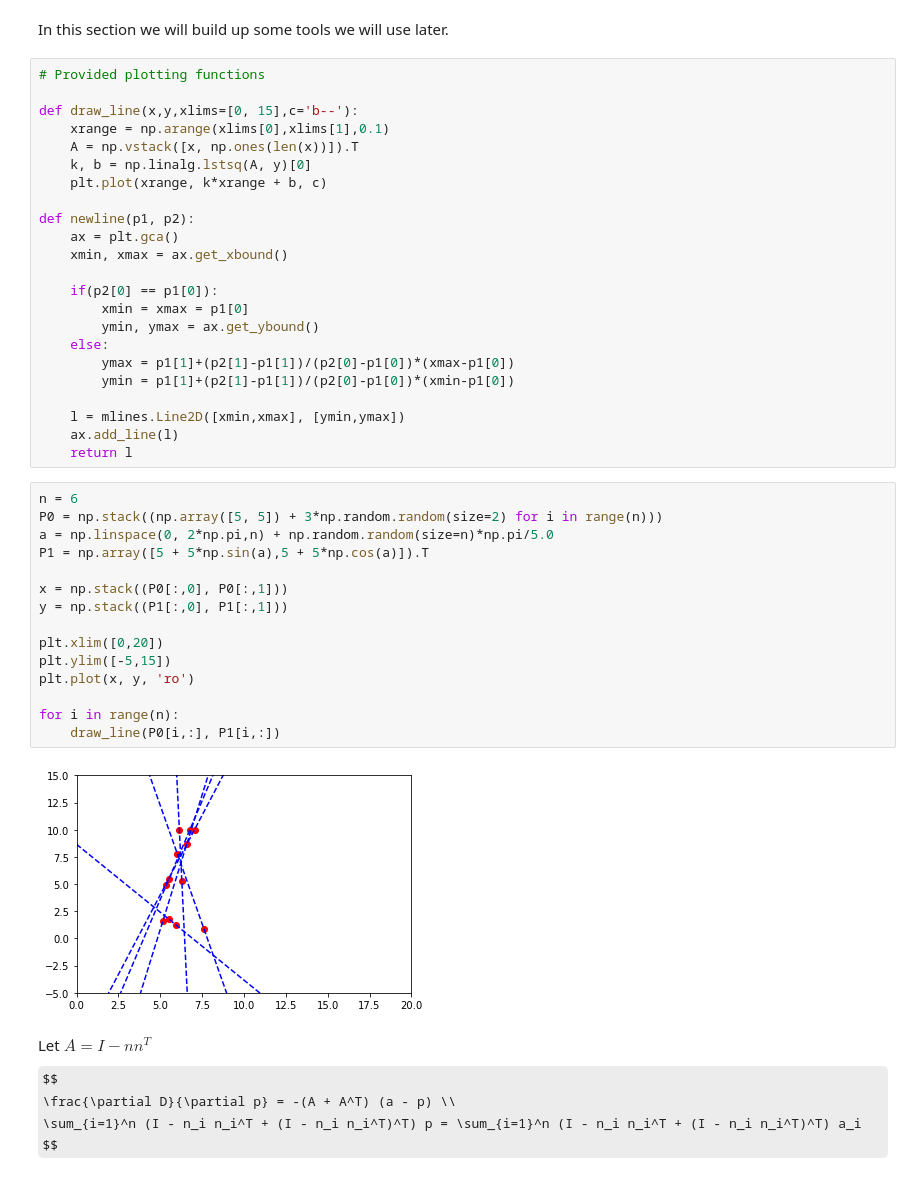
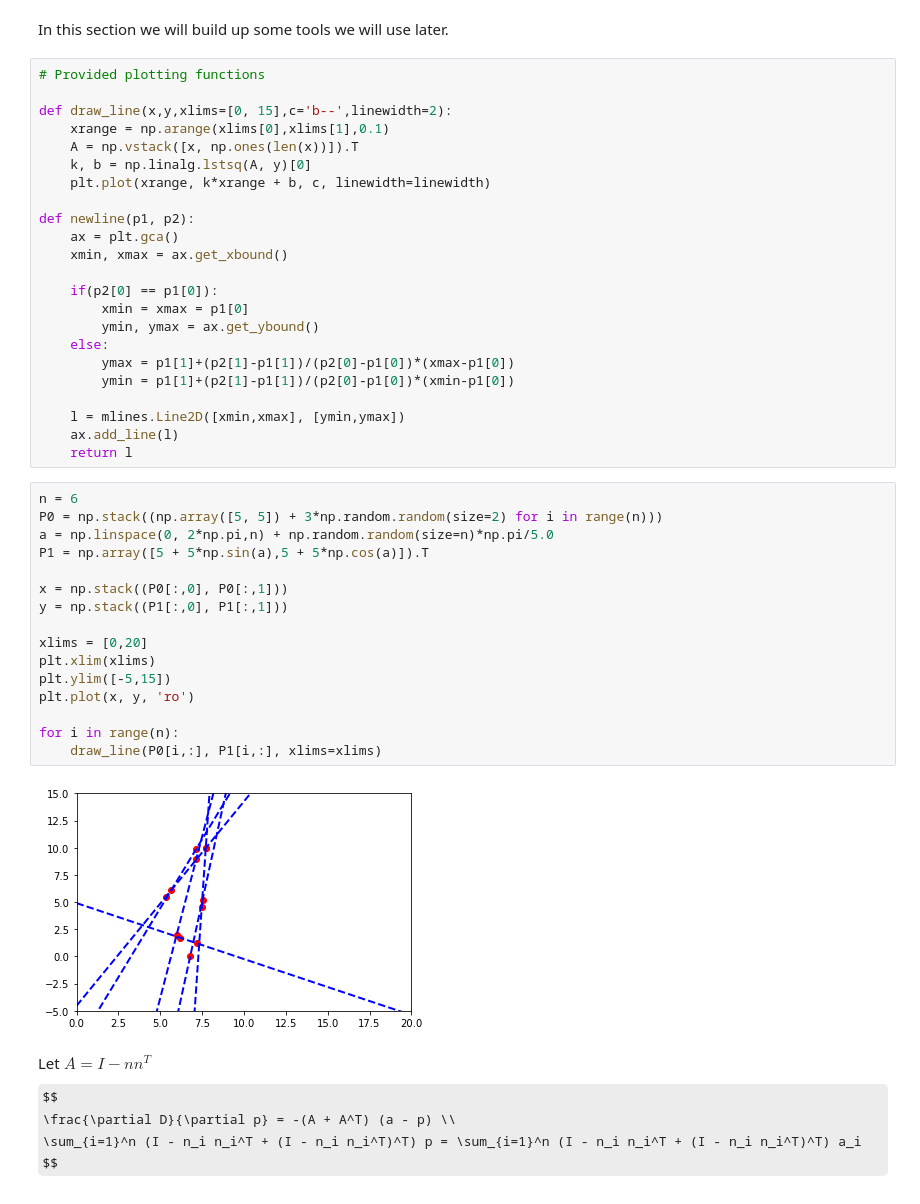
Before and after one commit to RuolinZheng08/ttic31040-computer-vision, a Jupyter notebook: hw2/hw2.ipynb, the cells around one changed output. Drawn from its saved outputs; the diff is of its cells as text; some formulas as TeX source.

```diff
--- a/hw2/hw2.ipynb
+++ b/hw2/hw2.ipynb
@@ -25,11 +25,11 @@ In this section we will build up some tools we will use later.
 # %%
 # Provided plotting functions
 
-def draw_line(x,y,xlims=[0, 15],c='b--'):
+def draw_line(x,y,xlims=[0, 15],c='b--',linewidth=2):
     xrange = np.arange(xlims[0],xlims[1],0.1)
     A = np.vstack([x, np.ones(len(x))]).T
     k, b = np.linalg.lstsq(A, y)[0]
-    plt.plot(xrange, k*xrange + b, c)
+    plt.plot(xrange, k*xrange + b, c, linewidth=linewidth)
 
 def newline(p1, p2):
     ax = plt.gca()
@@ -48,20 +48,21 @@ def newline(p1, p2):
 # %%
 n = 6
 P0 = np.stack((np.array([5, 5]) + 3*np.random.random(size=2) for i in range(n)))
 a = np.linspace(0, 2*np.pi,n) + np.random.random(size=n)*np.pi/5.0
 P1 = np.array([5 + 5*np.sin(a),5 + 5*np.cos(a)]).T
 
 x = np.stack((P0[:,0], P0[:,1]))
 y = np.stack((P1[:,0], P1[:,1]))
 
-plt.xlim([0,20])
+xlims = [0,20]
+plt.xlim(xlims)
 plt.ylim([-5,15])
 plt.plot(x, y, 'ro')
 
 for i in range(n):
-    draw_line(P0[i,:], P1[i,:])
+    draw_line(P0[i,:], P1[i,:], xlims=xlims)
 # %% [output]
-[figure, old version]
+[figure, new version]
 # %% [markdown]
 Let $A = I - nn^T$
 $$
```
Also changed, not shown: parts of 12 cells of this notebook.
